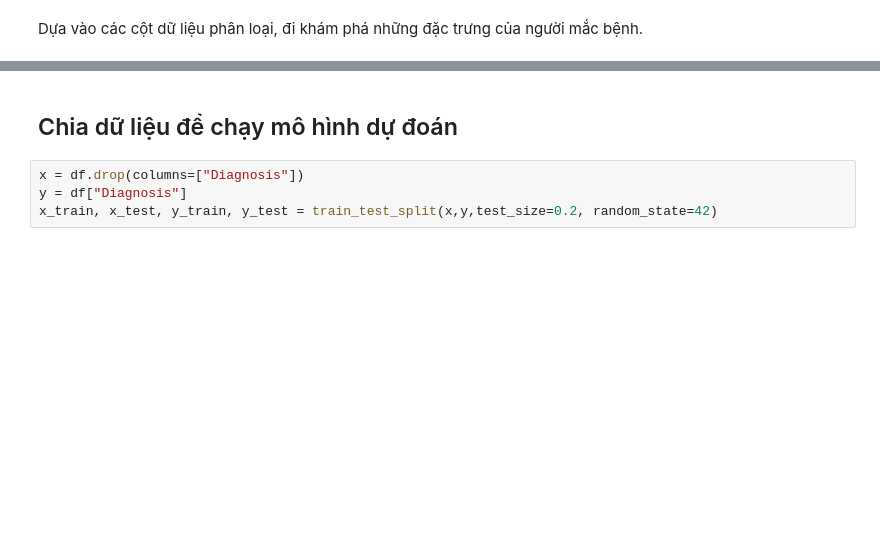
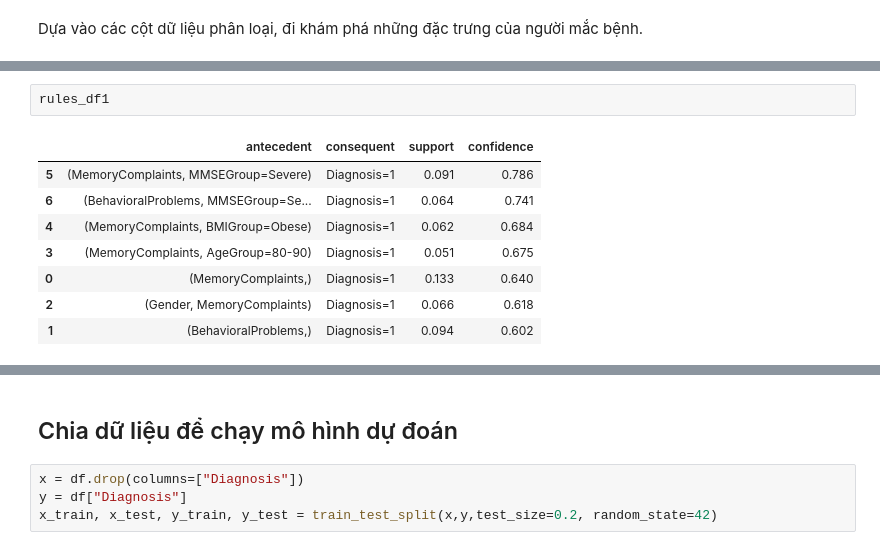
Before and after one commit to Ngoc-Quy-az1/Alzheimer-s-diagnosis, a Jupyter notebook: alzheimer-diagnosis.ipynb, the cells around one changed output, grey strips where cells are left out. Cells and saved outputs as stored; diff of their text form; blank space fills up the shorter version.

```diff
--- a/alzheimer-diagnosis.ipynb
+++ b/alzheimer-diagnosis.ipynb
@@ -184,0 +259,11 @@ rules_df
+# %%
+rules_df1
+# %% [output]
+|  | antecedent | consequent | support | confidence |
+| 5 | (MemoryComplaints, MMSEGroup=Severe) | Diagnosis=1 | 0.091 | 0.786 |
+| 6 | (BehavioralProblems, MMSEGroup=Se... | Diagnosis=1 | 0.064 | 0.741 |
+| 4 | (MemoryComplaints, BMIGroup=Obese) | Diagnosis=1 | 0.062 | 0.684 |
+| 3 | (MemoryComplaints, AgeGroup=80-90) | Diagnosis=1 | 0.051 | 0.675 |
+| 0 | (MemoryComplaints,) | Diagnosis=1 | 0.133 | 0.640 |
+| 2 | (Gender, MemoryComplaints) | Diagnosis=1 | 0.066 | 0.618 |
+| 1 | (BehavioralProblems,) | Diagnosis=1 | 0.094 | 0.602 |
```
Also changed, not shown: parts of 9 cells of this notebook.
